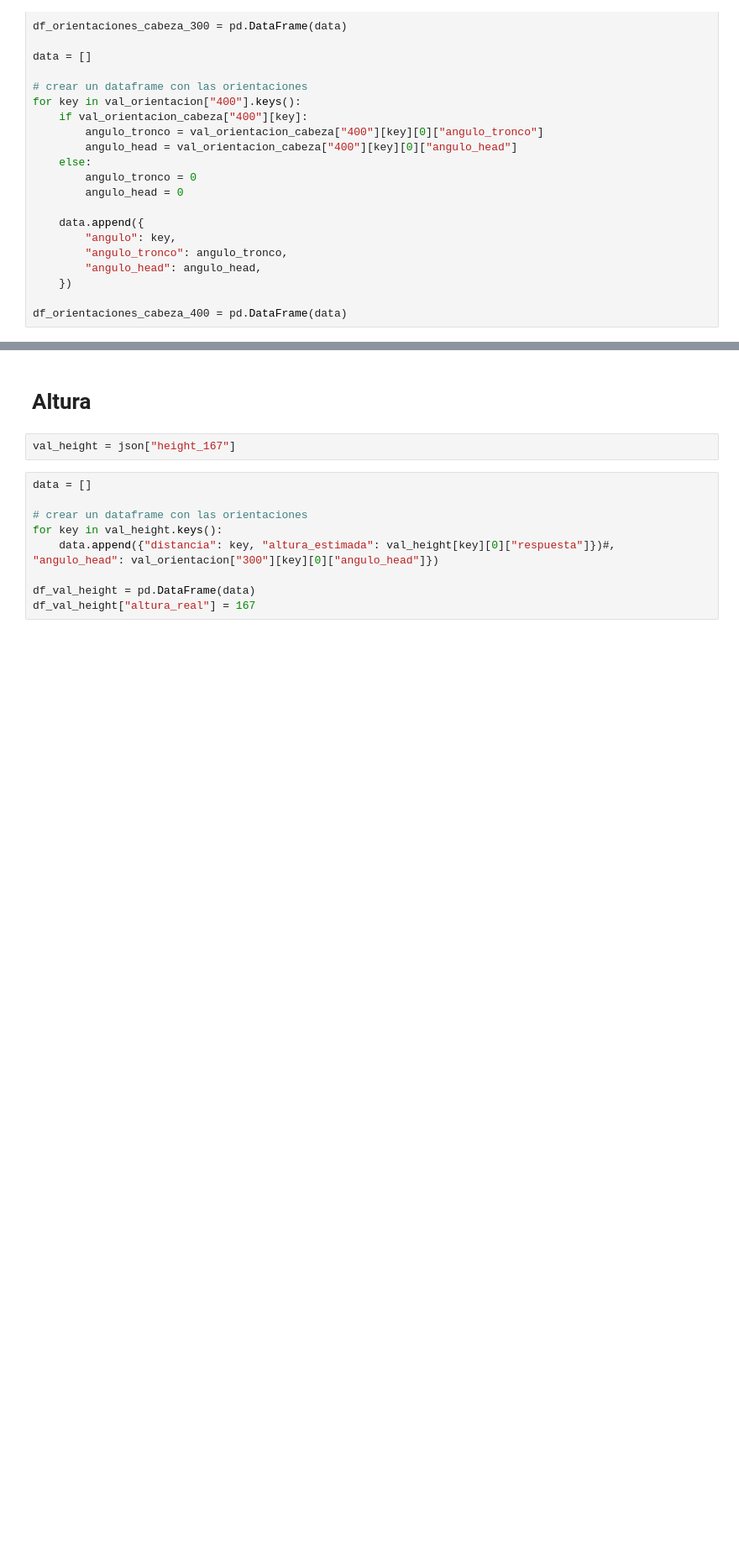
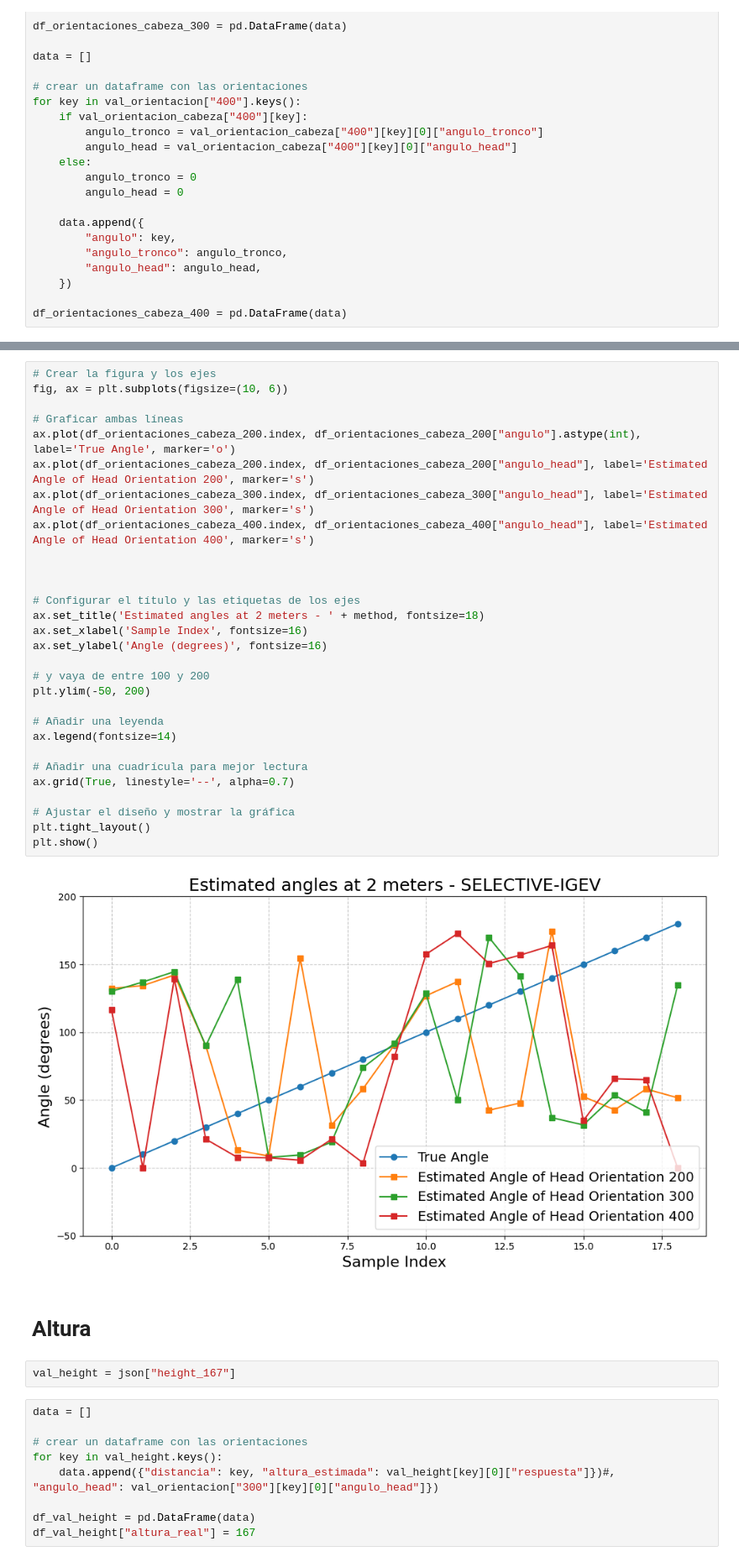
Before and after one commit to stevenaraujo98/integracion_pcl, a Jupyter notebook: get_res.ipynb, the cells around one changed output, grey strips where cells are left out. Shown at 84% size. Saved outputs shown, nothing was run; the diff lists cells and outputs as text; blank space fills up the shorter version.

Commit message:
nueva orientacin cabeza

```diff
--- a/get_res.ipynb
+++ b/get_res.ipynb
@@ -1003,3 +1035,34 @@ plt.show()
+# %%
+# Crear la figura y los ejes
+fig, ax = plt.subplots(figsize=(10, 6))
+
+# Graficar ambas líneas
+ax.plot(df_orientaciones_cabeza_200.index, df_orientaciones_cabeza_200["angulo"].astype(int), label='True Angle', marker='o')
+ax.plot(df_orientaciones_cabeza_200.index, df_orientaciones_cabeza_200["angulo_head"], label='Estimated Angle of Head Orientation 200', marker='s')
+ax.plot(df_orientaciones_cabeza_300.index, df_orientaciones_cabeza_300["angulo_head"], label='Estimated Angle of Head Orientation 300', marker='s')
+ax.plot(df_orientaciones_cabeza_400.index, df_orientaciones_cabeza_400["angulo_head"], label='Estimated Angle of Head Orientation 400', marker='s')
+
+
+
+# Configurar el título y las etiquetas de los ejes
+ax.set_title('Estimated angles at 2 meters - ' + method, fontsize=18)
+ax.set_xlabel('Sample Index', fontsize=16)
+ax.set_ylabel('Angle (degrees)', fontsize=16)
+
+# y vaya de entre 100 y 200
+plt.ylim(-50, 200)
+
+# Añadir una leyenda
+ax.legend(fontsize=14)
+
+# Añadir una cuadrícula para mejor lectura
+ax.grid(True, linestyle='--', alpha=0.7)
+
+# Ajustar el diseño y mostrar la gráfica
+plt.tight_layout()
+plt.show()
+# %% [output]
+[figure, added]
 # %% [markdown]
 # Altura
 # %%
```
Also changed, not shown: parts of 51 cells of this notebook, 3 other files.
